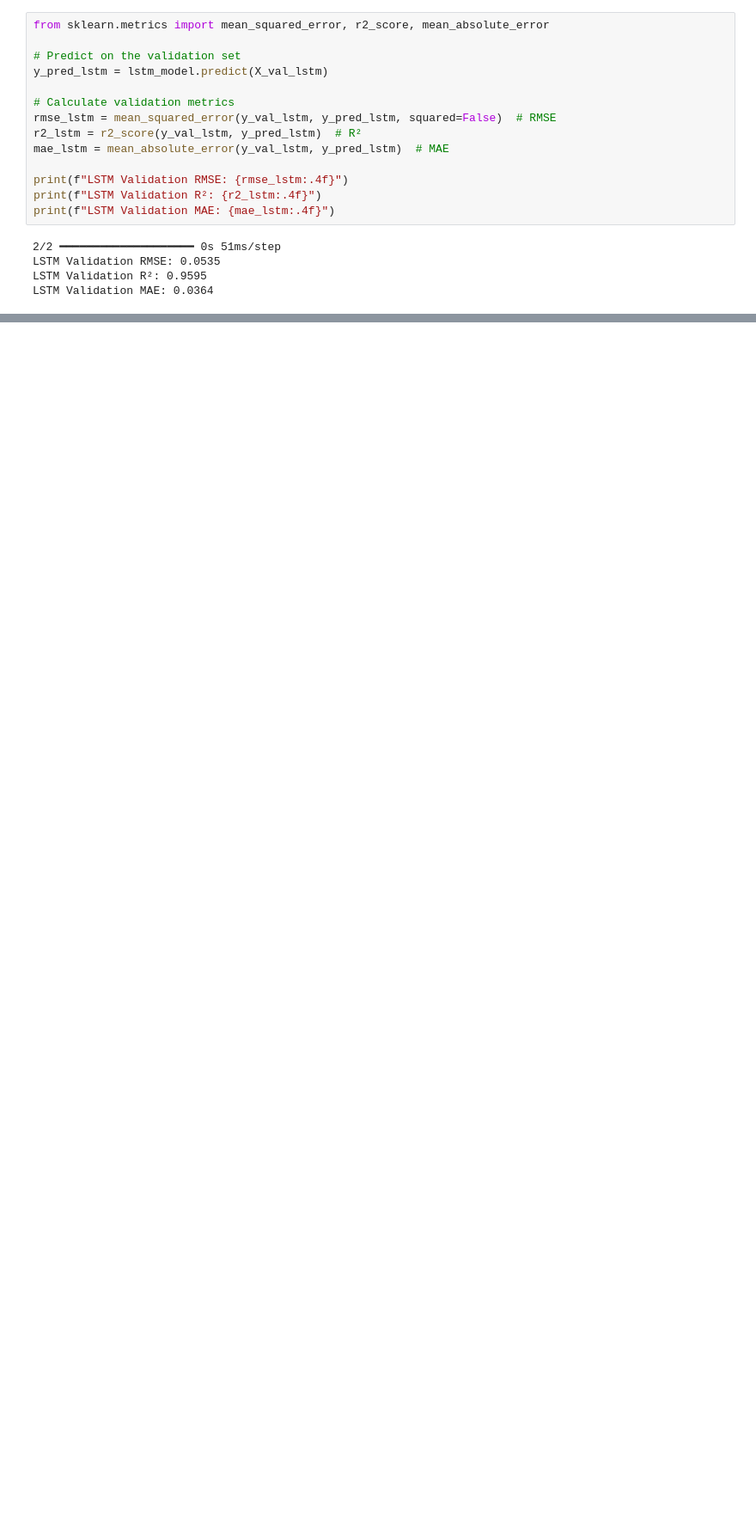
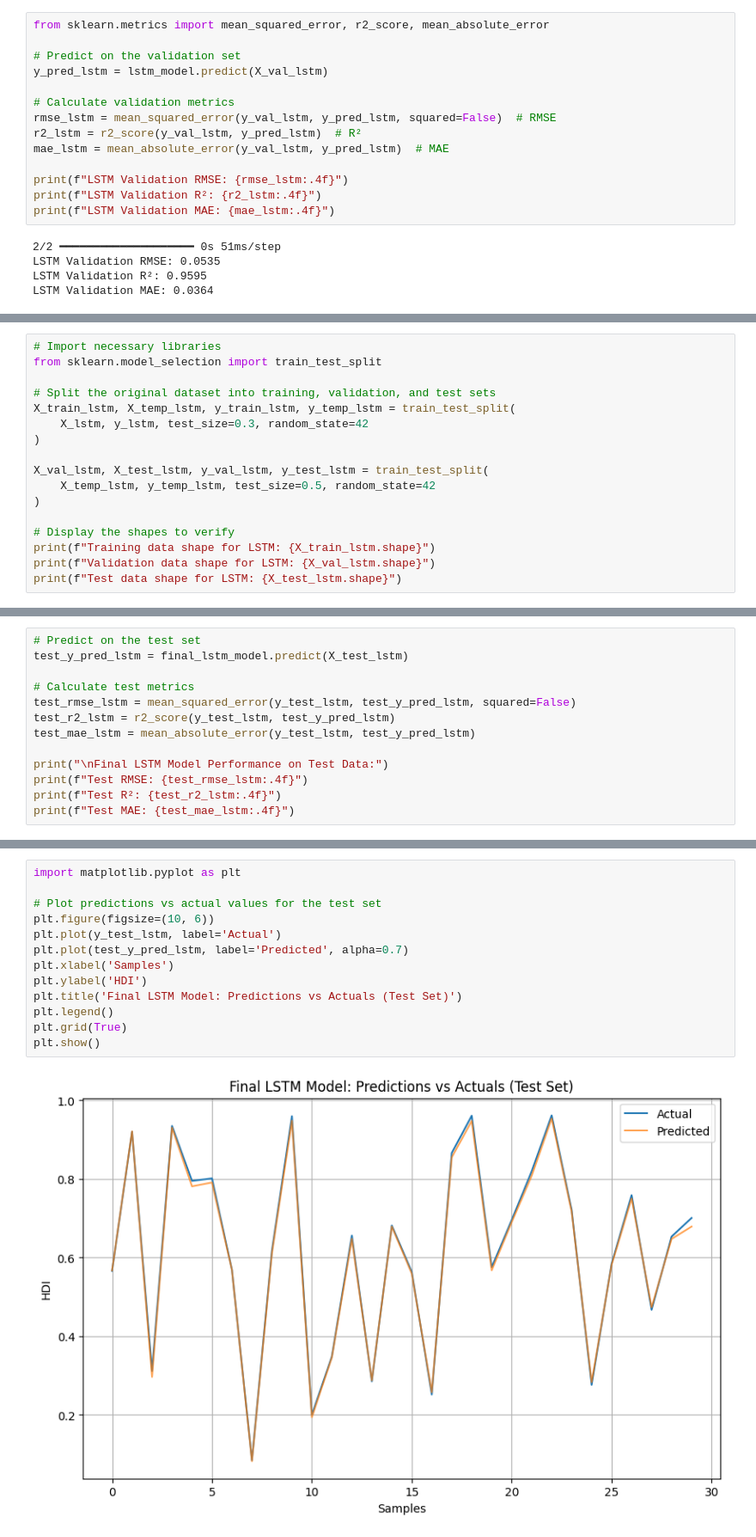
Before and after one commit to Chayonimeu/Multi-Objective-Optimization, a Jupyter notebook: Final Report.ipynb, the cells around one changed output, grey strips where cells are left out. Shown at 86% size. Cells and saved outputs as stored; diff of their text form; blank space fills up the shorter version.

```diff
--- a/Final Report.ipynb
+++ b/Final Report.ipynb
@@ -987,0 +1013,17 @@ Improved LSTM Validation MAE: 0.1241
+# %%
+# Import necessary libraries
+from sklearn.model_selection import train_test_split
+
+# Split the original dataset into training, validation, and test sets
+X_train_lstm, X_temp_lstm, y_train_lstm, y_temp_lstm = train_test_split(
+    X_lstm, y_lstm, test_size=0.3, random_state=42
+)
+
+X_val_lstm, X_test_lstm, y_val_lstm, y_test_lstm = train_test_split(
+    X_temp_lstm, y_temp_lstm, test_size=0.5, random_state=42
+)
+
+# Display the shapes to verify
+print(f"Training data shape for LSTM: {X_train_lstm.shape}")
+print(f"Validation data shape for LSTM: {X_val_lstm.shape}")
+print(f"Test data shape for LSTM: {X_test_lstm.shape}")
@@ -987,0 +1034,13 @@ Improved LSTM Validation MAE: 0.1241
+# %%
+# Predict on the test set
+test_y_pred_lstm = final_lstm_model.predict(X_test_lstm)
+
+# Calculate test metrics
+test_rmse_lstm = mean_squared_error(y_test_lstm, test_y_pred_lstm, squared=False)
+test_r2_lstm = r2_score(y_test_lstm, test_y_pred_lstm)
+test_mae_lstm = mean_absolute_error(y_test_lstm, test_y_pred_lstm)
+
+print("\nFinal LSTM Model Performance on Test Data:")
+print(f"Test RMSE: {test_rmse_lstm:.4f}")
+print(f"Test R²: {test_r2_lstm:.4f}")
+print(f"Test MAE: {test_mae_lstm:.4f}")
@@ -987,0 +1054,15 @@ Improved LSTM Validation MAE: 0.1241
+# %%
+import matplotlib.pyplot as plt
+
+# Plot predictions vs actual values for the test set
+plt.figure(figsize=(10, 6))
+plt.plot(y_test_lstm, label='Actual')
+plt.plot(test_y_pred_lstm, label='Predicted', alpha=0.7)
+plt.xlabel('Samples')
+plt.ylabel('HDI')
+plt.title('Final LSTM Model: Predictions vs Actuals (Test Set)')
+plt.legend()
+plt.grid(True)
+plt.show()
+# %% [output]
+[figure, added]
```
Also changed, not shown: parts of 14 cells of this notebook, 1 other file.
